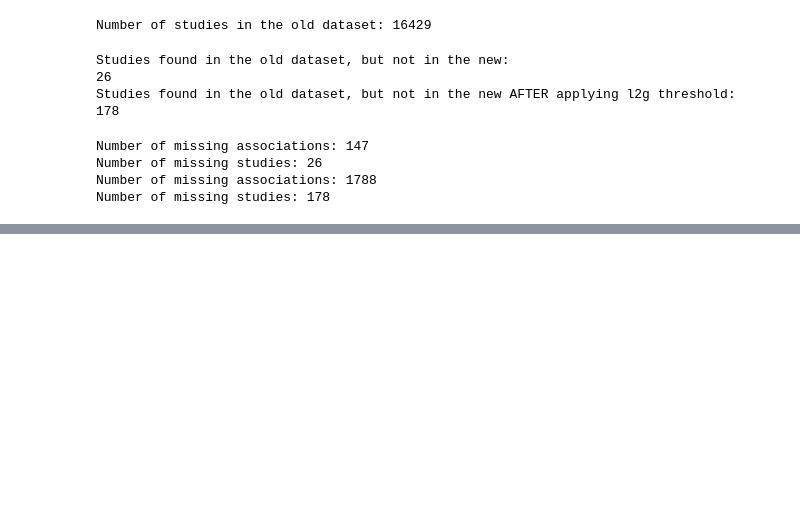
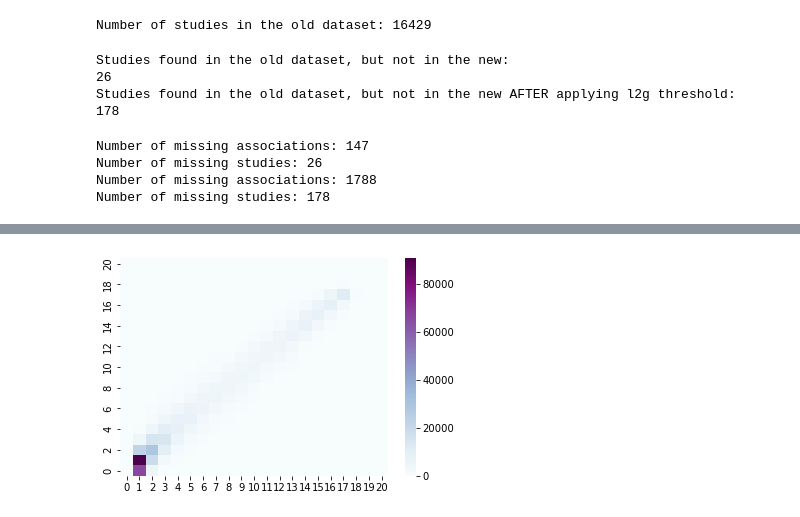
Before and after one commit to DSuveges/random_notebooks, a Jupyter notebook: 2021.11.18_genetics_qc/qc - where is the stuff?.ipynb, the cells around one changed output, grey strips where cells are left out. Drawn from its saved outputs; the diff is of its cells as text; code cells hidden in the pictures; blank space fills up the shorter version.

Commit message:
l2g heatmap

```diff
--- a/2021.11.18_genetics_qc/qc - where is the stuff?.ipynb
+++ b/2021.11.18_genetics_qc/qc - where is the stuff?.ipynb
@@ -337,0 +465,33 @@ Number of missing studies: 178
+# %%
+dots = (
+    new_df
+    .join(
+        old_df,
+        on=['studyId', 'variantId', 'targetFromSourceId', 'diseaseFromSourceMappedId'],
+        how='inner'
+    )
+    .select('resourceScore', 'resourceScore_old')
+    .toPandas()
+)
+
+# Initializing a large matrix with zeroes:
+heatmap = np.zeros((21,21))
+
+# Function to get the bin for a given l2g score value:
+rounding = lambda value: int(value*20)
+
+# Collate data and fill in the matrix with the count:
+for i, value in (
+    dots
+    .apply(lambda row: (rounding(row['resourceScore']), rounding(row['resourceScore_old'])), axis=1)
+    .value_counts()
+    .iteritems()
+):
+    heatmap[i[0],i[1]] = value
+# %%
+# Let's see the correlation between the two l2g scores:
+ax = sns.heatmap(heatmap, cmap='BuPu')
+ax.invert_yaxis()
+plt.show()
+# %% [output]
+[figure, added]
```
Also changed, not shown: parts of 7 cells of this notebook, 5 other files.
